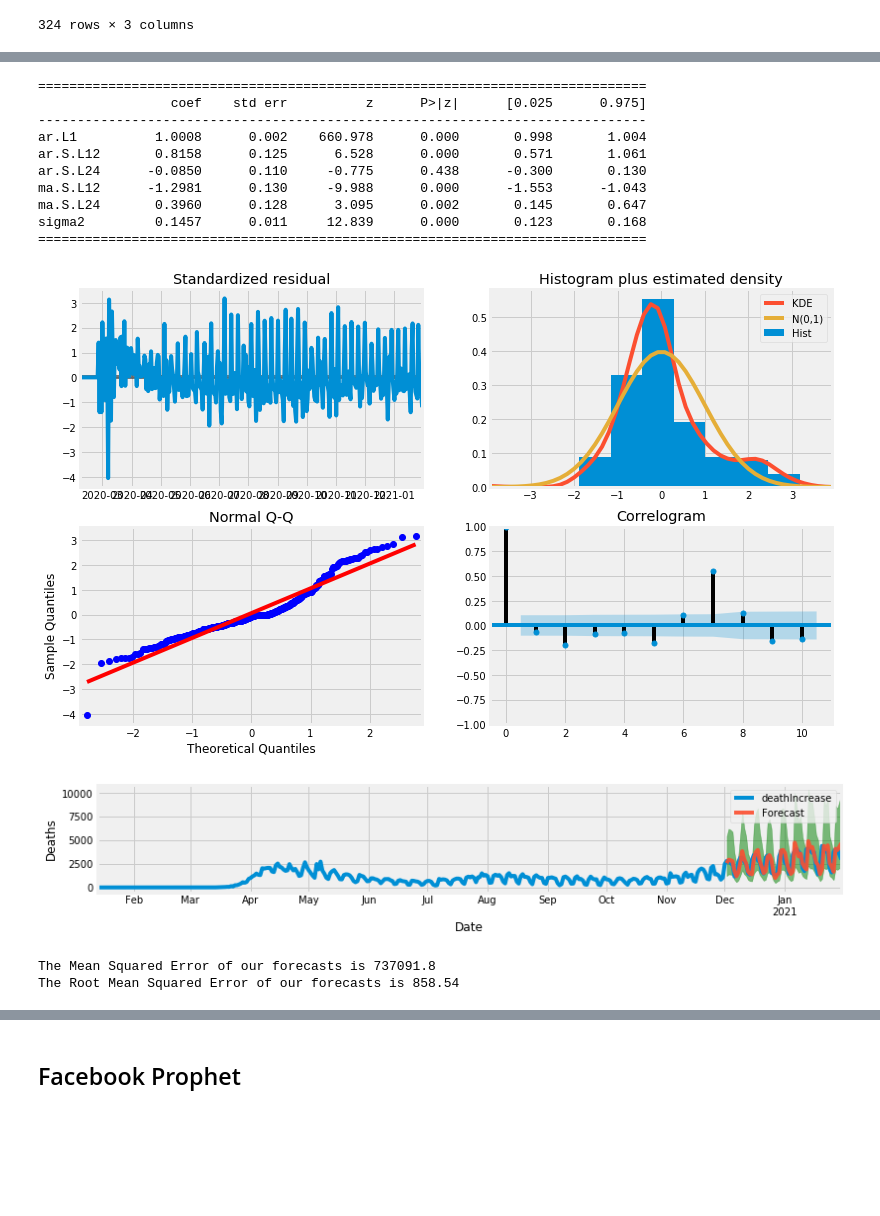
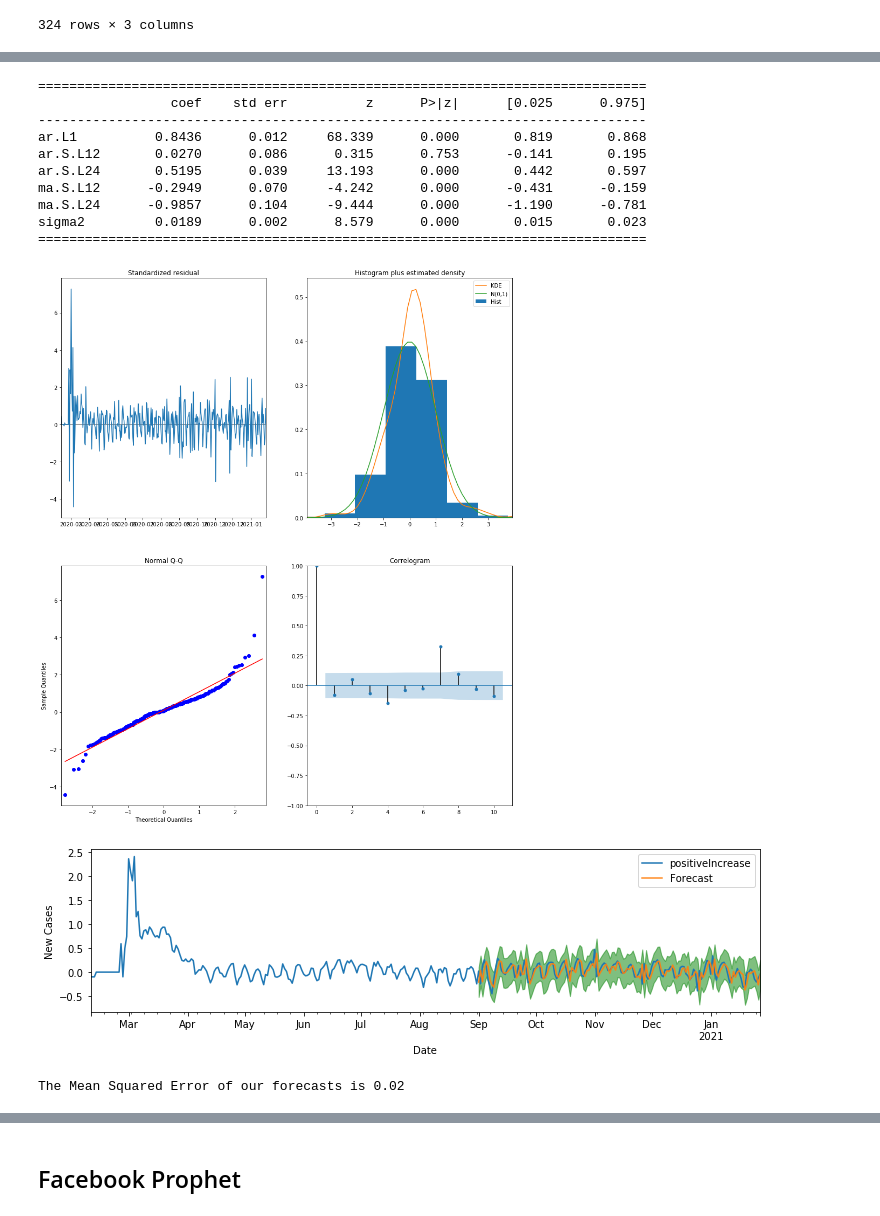
Before and after one commit to ghcn345/Coronavirus-Prediction, a Jupyter notebook: project_coronavirus.ipynb, the cells around one changed output, grey strips where cells are left out. Drawn from its saved outputs; the diff is of its cells as text; code cells hidden in the pictures; blank space fills up the shorter version.

Commit message:
Revert "Updated SARIMAX"

```diff
--- a/project_coronavirus.ipynb
+++ b/project_coronavirus.ipynb
@@ -297,0 +266,8 @@ pdqs = [(x[0], x[1], x[2], 7) for x in list(itertools.product(p, d, q))]
+# %%
+# Subtract the moving average from the log transformed data
+deaths_data_minus_roll_mean = deaths_log - deaths_roll_mean
+pos_data_minus_roll_mean = pos_log - pos_roll_mean
+
+# Drop the missing values
+deaths_data_minus_roll_mean.dropna(inplace=True)
+pos_data_minus_roll_mean.dropna(inplace=True)
@@ -315,0 +404,22 @@ ans_df
+# %%
+# Plot real vs predicted values along with confidence interval
+
+plt.rcParams['figure.figsize'] = 12, 3
+
+# Plot observed values
+ax = deaths_data_minus_roll_mean['2020-02-10':].plot(label='observed')
+
+# Plot predicted values
+pred.predicted_mean.plot(ax=ax, label='Forecast', alpha=0.9)
+
+# Plot the range for confidence intervals
+ax.fill_between(pred_conf.index,
+                pred_conf.iloc[:, 0],
+                pred_conf.iloc[:, 1], color='g', alpha=0.5)
+
+# Set axes labels
+ax.set_xlabel('Date')
+ax.set_ylabel('Deaths')
+plt.legend()
+
+plt.show()
@@ -325,0 +521,4 @@ ans_df.loc[ans_df['aic'].idxmin()][1]
+# %%
+# load grid parameters
+ans_df = pd.read_pickle('pos_grid.pickle')
+ans_df
@@ -326,5 +539,6 @@ ans_df.loc[ans_df['aic'].idxmin()][1]
 # %%
-ARIMA_MODEL = SARIMAX(np.log(deaths),
+ARIMA_MODEL = SARIMAX(pos_data_minus_roll_mean,
+                      order=ans_df.loc[ans_df['aic'].idxmin()][0],
                       seasonal_order=ans_df.loc[ans_df['aic'].idxmin()][1],
                       enforce_stationarity=False,
                       enforce_invertibility=False)
@@ -337,17 +551,17 @@ print(output.summary().tables[1])
 ==============================================================================
                  coef    std err          z      P>|z|      [0.025      0.975]
 ------------------------------------------------------------------------------
-ar.L1          1.0008      0.002    660.978      0.000       0.998       1.004
-ar.S.L12       0.8158      0.125      6.528      0.000       0.571       1.061
-ar.S.L24      -0.0850      0.110     -0.775      0.438      -0.300       0.130
-ma.S.L12      -1.2981      0.130     -9.988      0.000      -1.553      -1.043
-ma.S.L24       0.3960      0.128      3.095      0.002       0.145       0.647
-sigma2         0.1457      0.011     12.839      0.000       0.123       0.168
+ar.L1          0.8436      0.012     68.339      0.000       0.819       0.868
+ar.S.L12       0.0270      0.086      0.315      0.753      -0.141       0.195
+ar.S.L24       0.5195      0.039     13.193      0.000       0.442       0.597
+ma.S.L12      -0.2949      0.070     -4.242      0.000      -0.431      -0.159
+ma.S.L24      -0.9857      0.104     -9.444      0.000      -1.190      -0.781
+sigma2         0.0189      0.002      8.579      0.000       0.015       0.023
 ==============================================================================
 # %%
 # Call plot_diagnostics() on the results calculated above
-output.plot_diagnostics(figsize=(12, 8))
+output.plot_diagnostics(figsize=(15, 18))
 plt.show()
 # %% [output]
-[figure, old version]
+[figure, new version]
 # %%
@@ -356,40 +570,36 @@ pred = output.get_prediction(start=deaths.index[-60], dynamic=False)
 pred_conf = pred.conf_int()
 # %%
 # Plot real vs predicted values along with confidence interval
-
-plt.rcParams['figure.figsize'] = 12, 2
+plt.rcParams['figure.figsize'] = 12, 3
 
 # Plot observed values
-ax = deaths.plot(label='observed')
+ax = pos_data_minus_roll_mean['2020-02-10':].plot(label='observed')
 
 # Plot predicted values
-np.exp(pred.predicted_mean).plot(ax=ax, label='Forecast', alpha=0.9)
+pred.predicted_mean.plot(ax=ax, label='Forecast', alpha=0.9)
 
 # Plot the range for confidence intervals
 ax.fill_between(pred_conf.index,
-                np.exp(pred_conf).iloc[:, 0],
-                np.exp(pred_conf).iloc[:, 1], color='g', alpha=0.5)
+                pred_conf.iloc[:, 0],
+                pred_conf.iloc[:, 1], color='g', alpha=0.5)
 
 # Set axes labels
 ax.set_xlabel('Date')
-ax.set_ylabel('Deaths')
+ax.set_ylabel('New Cases')
 plt.legend()
 
 plt.show()
 # %% [output]
-[figure, old version]
+[figure, new version]
 # %%
 # Get the real and predicted values
-deaths_forecasted = np.exp(pred.predicted_mean)
-deaths_truth = deaths[-60:]
+pos_forecasted = pred.predicted_mean
+pos_truth = pos_data_minus_roll_mean['2020-09-01':]
 
 # Compute the mean square error
-mse = ((deaths_forecasted - deaths_truth.deathIncrease) ** 2).mean()
-rmse = np.sqrt(mse)
+mse = ((pos_forecasted - pos_truth.positiveIncrease) ** 2).mean()
 print('The Mean Squared Error of our forecasts is {}'.format(round(mse, 2)))
-print('The Root Mean Squared Error of our forecasts is {}'.format(round(rmse, 2)))
 # %% [output]
-The Mean Squared Error of our forecasts is 737091.8
-The Root Mean Squared Error of our forecasts is 858.54
+The Mean Squared Error of our forecasts is 0.02
 # %%
 # Get dynamic predictions with confidence intervals as above
```
Also changed, not shown: parts of 86 cells of this notebook.
